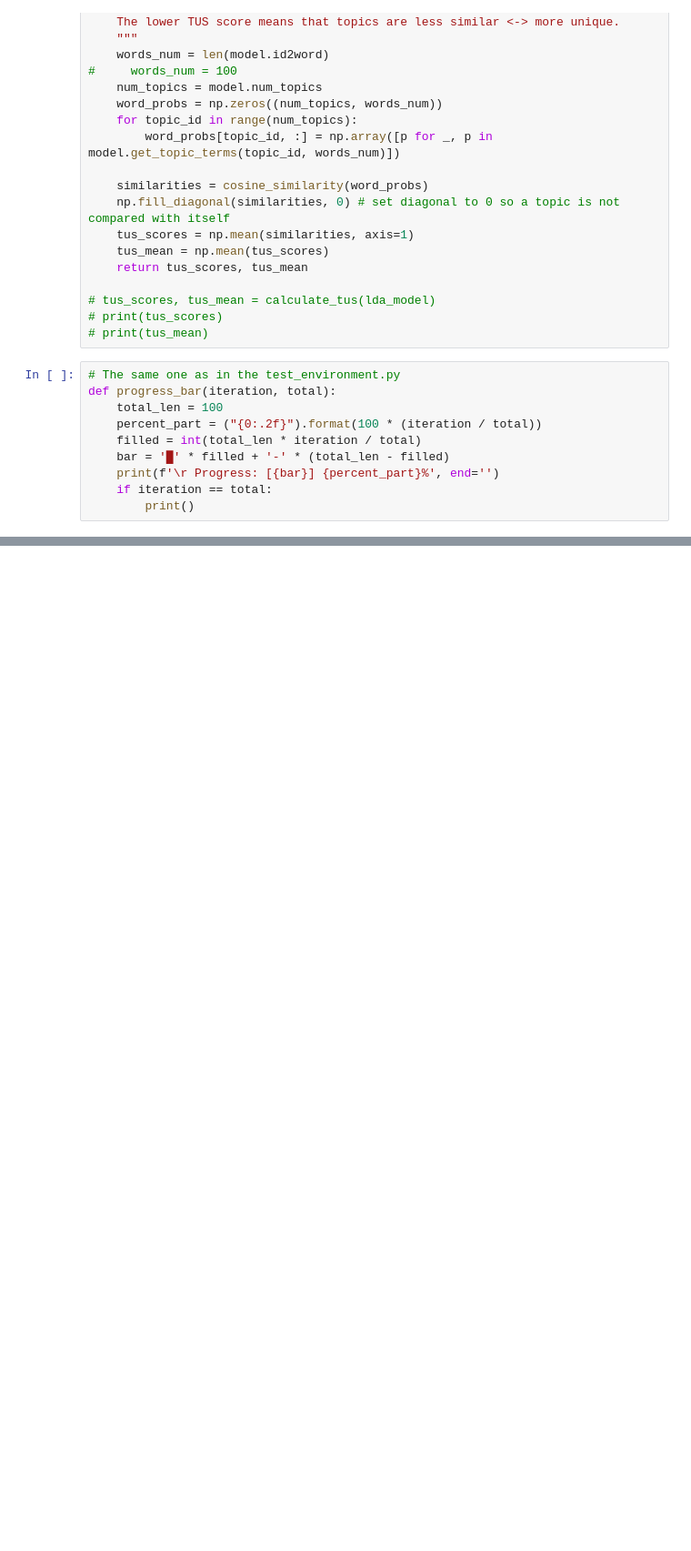
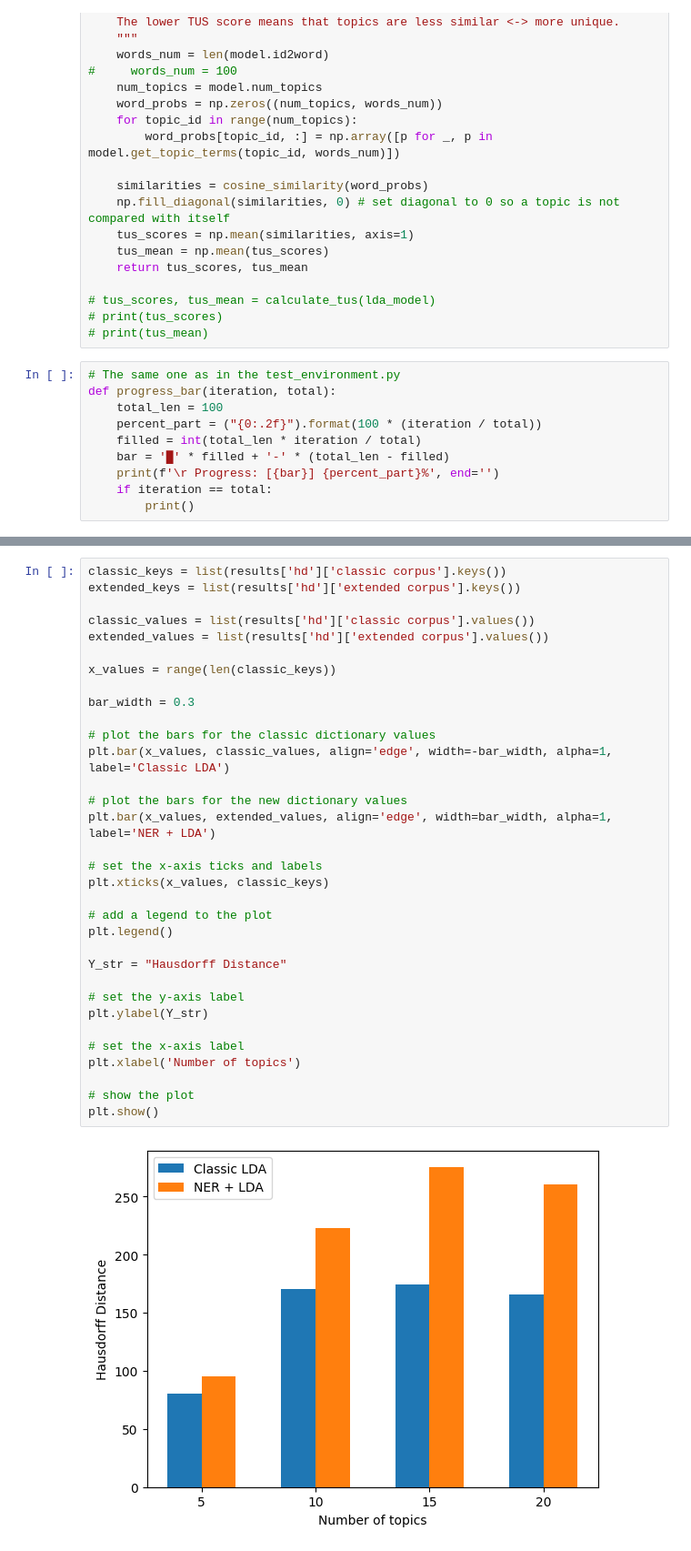
Before and after one commit to FIIT-MSc-projects/2023-Kretinin-NER_NN_for_text_classification, a Jupyter notebook: notebooks/topic_modeling_experiments.ipynb, the cells around one changed output, grey strips where cells are left out. Shown at 91% size. Saved outputs shown, nothing was run; the diff lists cells and outputs as text; blank space fills up the shorter version.

```diff
--- a/notebooks/topic_modeling_experiments.ipynb
+++ b/notebooks/topic_modeling_experiments.ipynb
@@ -554,0 +584,35 @@ plt.show()
+# %%
+classic_keys = list(results['hd']['classic corpus'].keys())
+extended_keys = list(results['hd']['extended corpus'].keys())
+
+classic_values = list(results['hd']['classic corpus'].values())
+extended_values = list(results['hd']['extended corpus'].values())
+
+x_values = range(len(classic_keys))
+
+bar_width = 0.3
+
+# plot the bars for the classic dictionary values
+plt.bar(x_values, classic_values, align='edge', width=-bar_width, alpha=1, label='Classic LDA')
+
+# plot the bars for the new dictionary values
+plt.bar(x_values, extended_values, align='edge', width=bar_width, alpha=1, label='NER + LDA')
+
+# set the x-axis ticks and labels
+plt.xticks(x_values, classic_keys)
+
+# add a legend to the plot
+plt.legend()
+
+Y_str = "Hausdorff Distance"
+
+# set the y-axis label
+plt.ylabel(Y_str)
+
+# set the x-axis label
+plt.xlabel('Number of topics')
+
+# show the plot
+plt.show()
+# %% [output]
+[figure, added]
```
Also changed, not shown: parts of 14 cells of this notebook, 2 other files.
